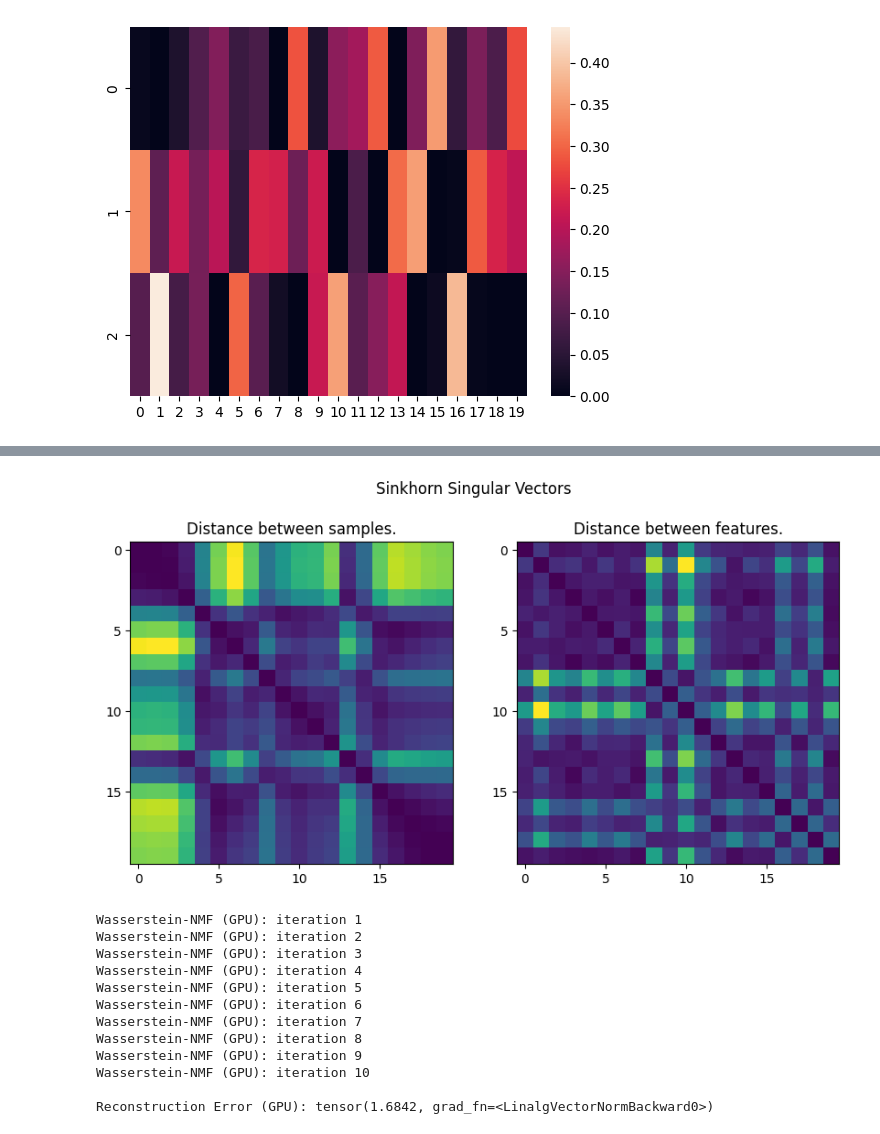
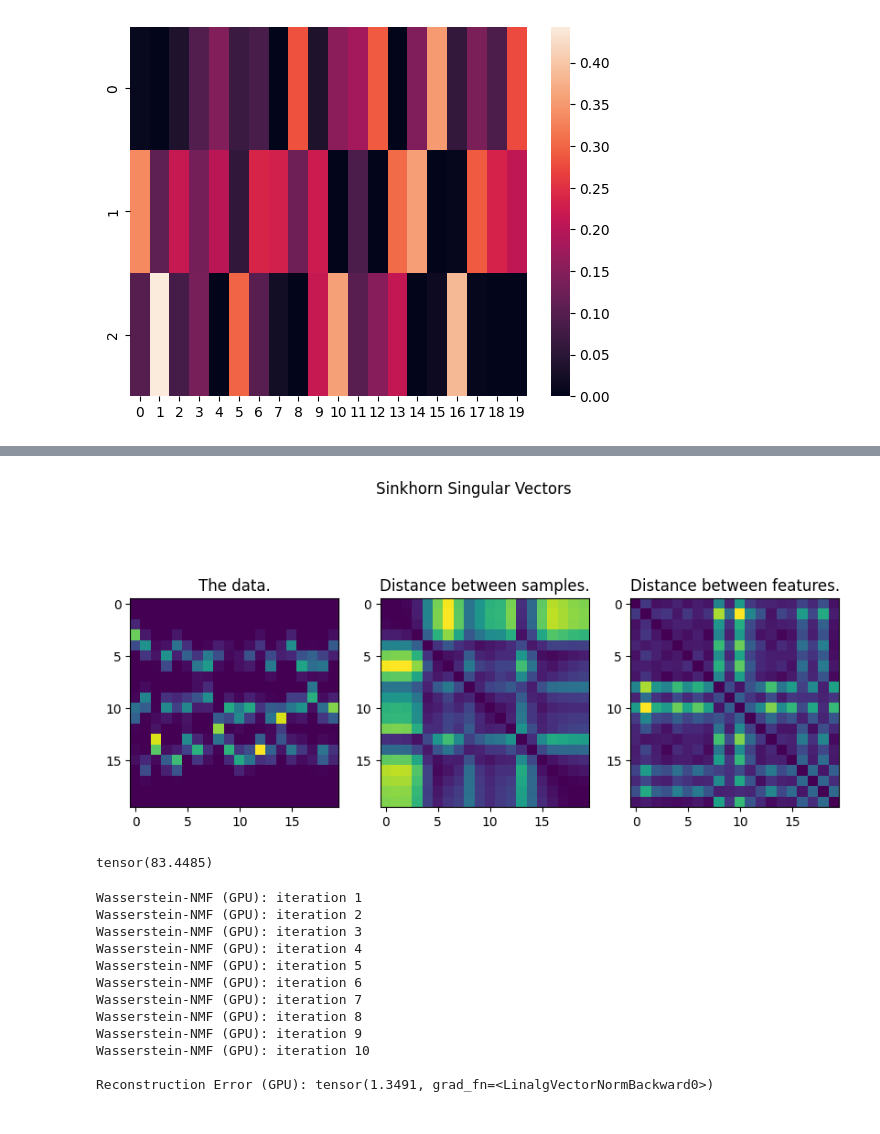
Before and after one commit to AlekseiShevkoplias/wassnmf, a Jupyter notebook: notebooks/example_GPU.ipynb, the cells around one changed output, grey strips where cells are left out. Saved outputs shown, nothing was run; the diff lists cells and outputs as text; code cells hidden in the pictures.

```diff
--- a/notebooks/example_GPU.ipynb
+++ b/notebooks/example_GPU.ipynb
@@ -297,24 +331,34 @@ RuntimeError: Boolean value of Tensor with more than one value is ambiguous
 # %%
 # Display the SSV.
-fig, axes = plt.subplots(1, 2, figsize=(10, 5))
+fig, axes = plt.subplots(1, 3, figsize=(10, 5))
 fig.suptitle('Sinkhorn Singular Vectors')
 
-axes[0].set_title('Distance between samples.')
-axes[0].imshow(D)
+axes[0].set_title('The data.')
+axes[0].imshow(X)
 axes[0].set_xticks(range(0, m, 5))
 axes[0].set_yticks(range(0, m, 5))
 
-axes[1].set_title('Distance between features.')
-axes[1].imshow(C)
-axes[1].set_xticks(range(0, n, 5))
-axes[1].set_yticks(range(0, n, 5))
+axes[1].set_title('Distance between samples.')
+axes[1].imshow(D)
+axes[1].set_xticks(range(0, m, 5))
+axes[1].set_yticks(range(0, m, 5))
+
+axes[2].set_title('Distance between features.')
+axes[2].imshow(C)
+axes[2].set_xticks(range(0, n, 5))
+axes[2].set_yticks(range(0, n, 5))
 
 plt.show()
 # %% [output]
-[figure, old version]
+[figure, new version]
+# %%
+C.sum()
+# %% [output]
+tensor(83.4485)
 # %%
 
-K = torch.tensor(C, dtype=torch.float32)
+K = torch.exp(-D / 0.01)  # Gibbs Kernel, eps
+# K = D
 
 # Move data to GPU
 X_cuda = X.cuda()
@@ -325,7 +369,7 @@ D_torch, Lambda_torch = wasserstein_nmf_gpu(X_cuda, K_cuda, k, n_iter=10)
 
 # Verify reconstruction (should be close to the original X)
 X_reconstructed_C = torch.matmul(D_torch, Lambda_torch)
-print("\nReconstruction Error (GPU):", torch.norm(X.cpu() - X_reconstructed)) #compare with X on the CPU
+print("\nReconstruction Error (GPU):", torch.norm(X.cpu() - X_reconstructed_C)) #compare with X on the CPU
 # %% [output]
 Wasserstein-NMF (GPU): iteration 1
 Wasserstein-NMF (GPU): iteration 2
@@ -338,4 +382,4 @@ Wasserstein-NMF (GPU): iteration 8
 Wasserstein-NMF (GPU): iteration 9
 Wasserstein-NMF (GPU): iteration 10
 
-Reconstruction Error (GPU): tensor(1.6842, grad_fn=<LinalgVectorNormBackward0>)
+Reconstruction Error (GPU): tensor(1.3491, grad_fn=<LinalgVectorNormBackward0>)
```
Also changed, not shown: parts of 25 cells of this notebook, 2 other files.
